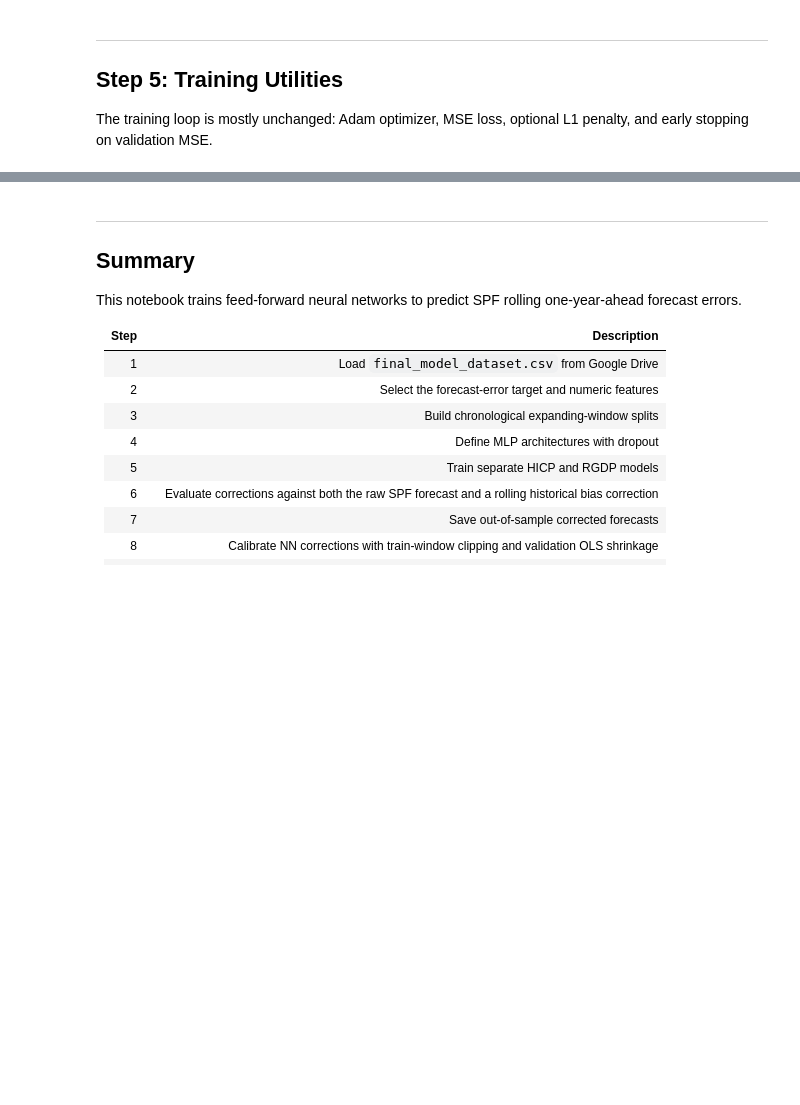
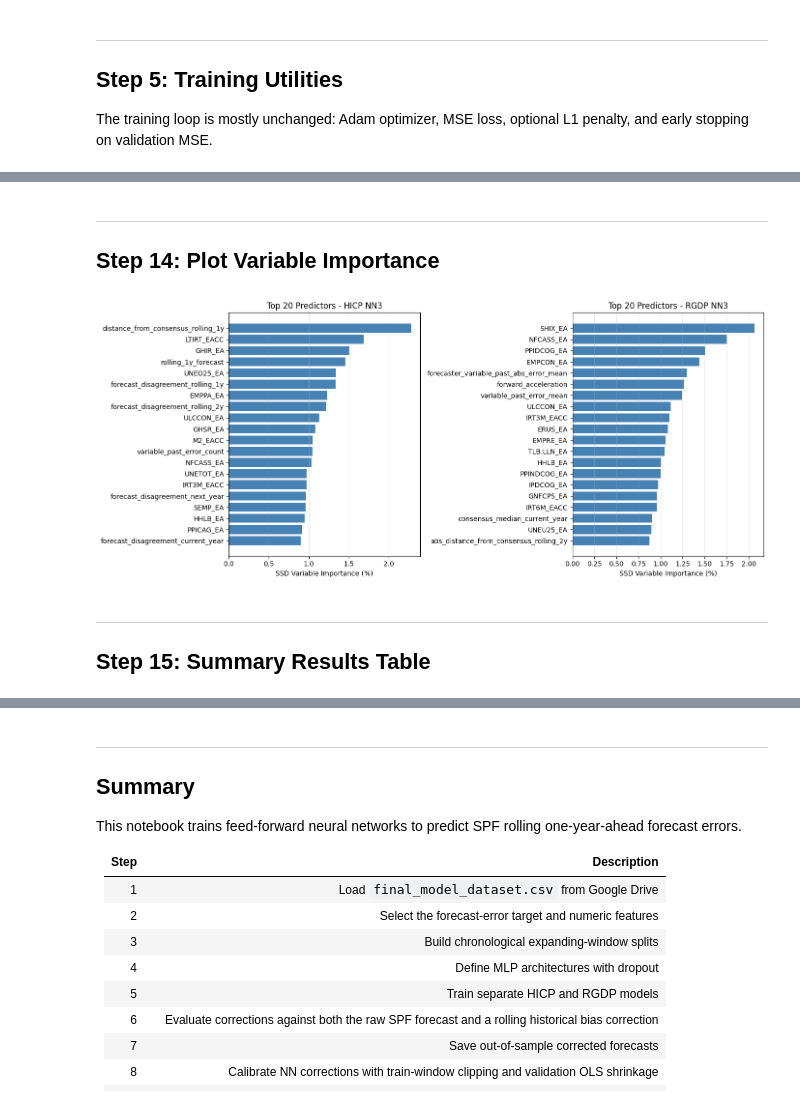
Before and after one commit to JulianReynolds/Data-Science-Assignment, a Jupyter notebook: nn_replication_a100.ipynb, the cells around one changed output, grey strips where cells are left out. Cells and saved outputs as stored; diff of their text form; code cells hidden in the pictures; blank space fills up the shorter version.

```diff
--- a/nn_replication_a100.ipynb
+++ b/nn_replication_a100.ipynb
@@ -1722,3 +1431,36 @@ else:
+# %% [markdown]
+---
+## Step 14: Plot Variable Importance
+# %%
+# ====================================================
+# Bar chart of top-20 SSD variable importance
+# ====================================================
+
+top_n = 20
+n_panels = len(TARGET_VARIABLES)
+
+# Create one horizontal bar-chart panel for each target variable.
+fig, axes = plt.subplots(1, n_panels, figsize=(7 * n_panels, 6), squeeze=False)
+
+for ax, target_variable in zip(axes.ravel(), TARGET_VARIABLES):
+    # head(top_n) keeps only the most important predictors from the sorted SSD series.
+    top_ssd = ssd_results[target_variable].head(top_n)
+
+    # barh draws horizontal bars. Reversing the order puts the largest value at the top.
+    ax.barh(range(len(top_ssd)), top_ssd.values[::-1], color="steelblue")
+    ax.set_yticks(range(len(top_ssd)))
+    ax.set_yticklabels(top_ssd.index[::-1])
+    ax.set_xlabel("SSD Variable Importance (%)")
+    ax.set_title(f"Top {top_n} Predictors - {target_variable} NN3")
+    ax.grid(axis="x", alpha=0.3)
+
+plt.tight_layout()
+plt.show()
+# %% [output]
+[figure, added]
+# %% [markdown]
+---
+## Step 15: Summary Results Table
 # %%
 # ====================================================
 # Summary comparison table
```
Also changed, not shown: parts of 51 cells of this notebook, 3 other files.
